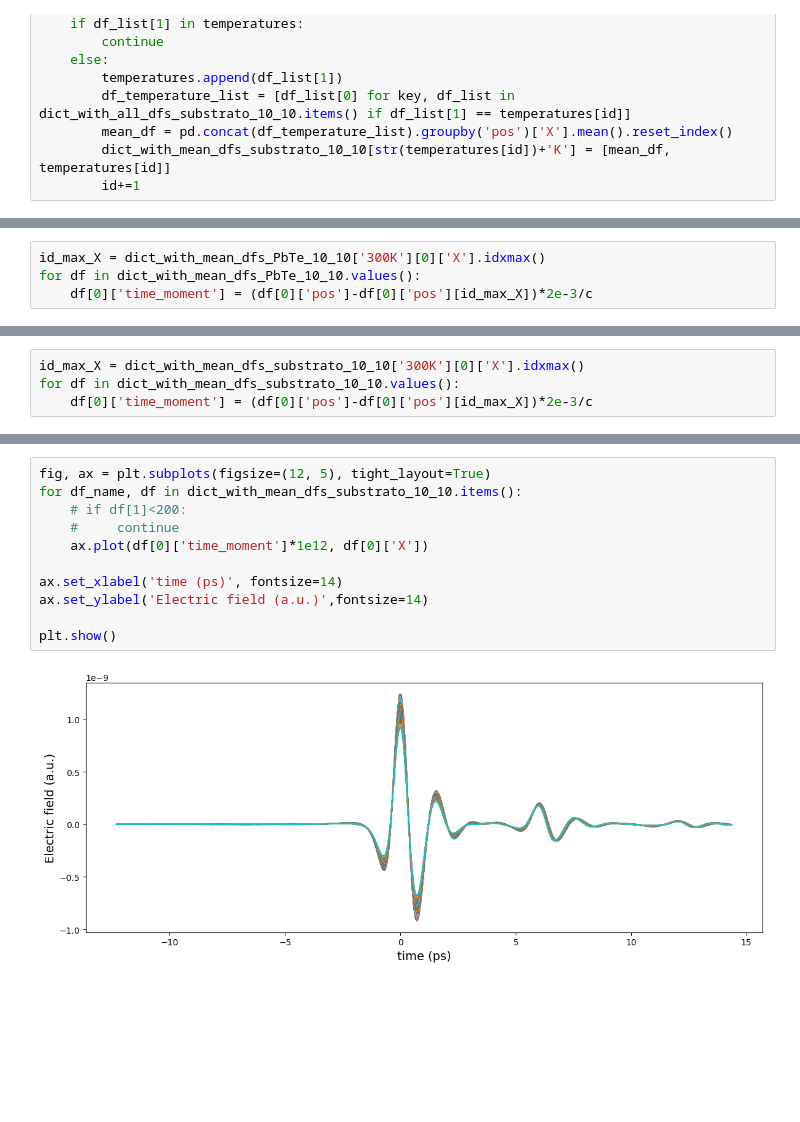
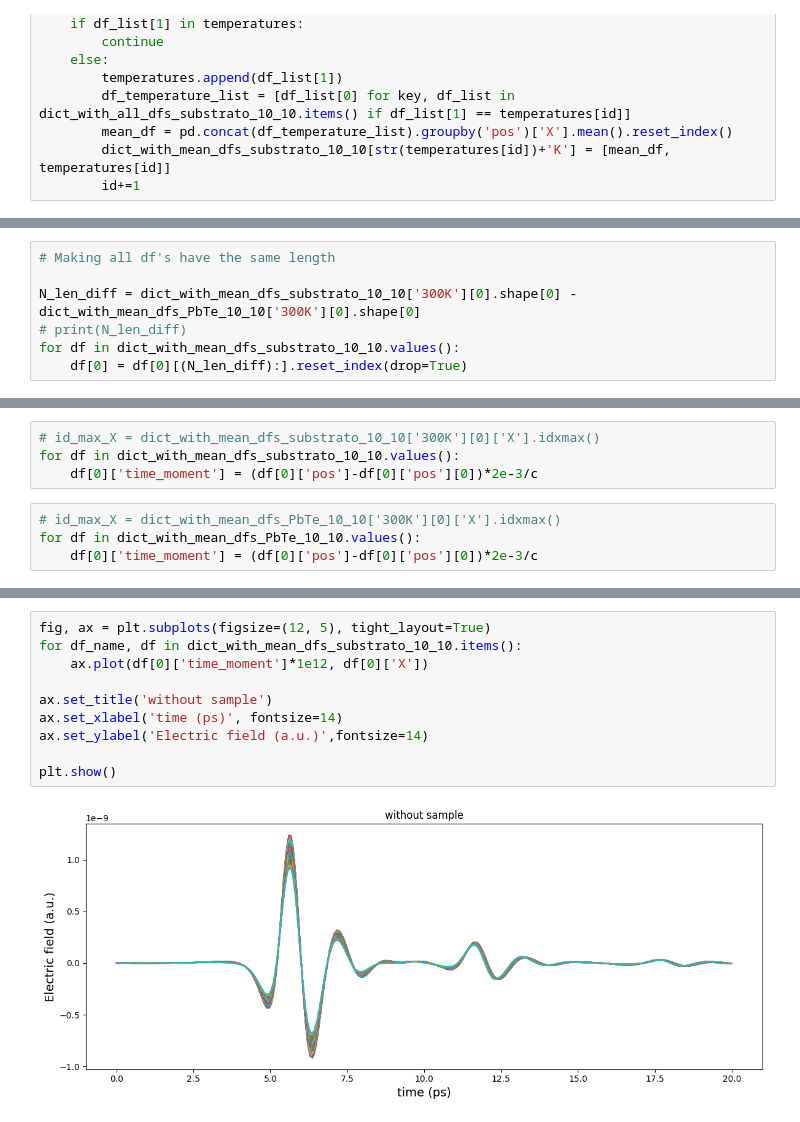
Before and after one commit to estradiote-mau/terahertz-codes2, a Jupyter notebook: PbTe-thinfilm.ipynb, the cells around one changed output, grey strips where cells are left out. Drawn from its saved outputs; the diff is of its cells as text; blank space fills up the shorter version.

```diff
--- a/PbTe-thinfilm.ipynb
+++ b/PbTe-thinfilm.ipynb
@@ -65,4 +67,7 @@ film thickness = 1.6 um
-# %%
-id_max_X = dict_with_mean_dfs_PbTe_10_10['300K'][0]['X'].idxmax()
-for df in dict_with_mean_dfs_PbTe_10_10.values():
-    df[0]['time_moment'] = (df[0]['pos']-df[0]['pos'][id_max_X])*2e-3/c
+# %%
+# Making all df's have the same length
+
+N_len_diff = dict_with_mean_dfs_substrato_10_10['300K'][0].shape[0] - dict_with_mean_dfs_PbTe_10_10['300K'][0].shape[0]
+# print(N_len_diff)
+for df in dict_with_mean_dfs_substrato_10_10.values():
+    df[0] = df[0][(N_len_diff):].reset_index(drop=True)
@@ -69,4 +91,8 @@ for df in dict_with_mean_dfs_PbTe_10_10.values():
 # %%
-id_max_X = dict_with_mean_dfs_substrato_10_10['300K'][0]['X'].idxmax()
+# id_max_X = dict_with_mean_dfs_substrato_10_10['300K'][0]['X'].idxmax()
 for df in dict_with_mean_dfs_substrato_10_10.values():
-    df[0]['time_moment'] = (df[0]['pos']-df[0]['pos'][id_max_X])*2e-3/c
+    df[0]['time_moment'] = (df[0]['pos']-df[0]['pos'][0])*2e-3/c
+# %%
+# id_max_X = dict_with_mean_dfs_PbTe_10_10['300K'][0]['X'].idxmax()
+for df in dict_with_mean_dfs_PbTe_10_10.values():
+    df[0]['time_moment'] = (df[0]['pos']-df[0]['pos'][0])*2e-3/c
@@ -86,13 +125,12 @@ plt.show()
 # %%
 fig, ax = plt.subplots(figsize=(12, 5), tight_layout=True)
 for df_name, df in dict_with_mean_dfs_substrato_10_10.items():
-    # if df[1]<200:
-    #     continue
     ax.plot(df[0]['time_moment']*1e12, df[0]['X'])
 
+ax.set_title('without sample')
 ax.set_xlabel('time (ps)', fontsize=14)
 ax.set_ylabel('Electric field (a.u.)',fontsize=14)
 
 plt.show()
 # %% [output]
-[figure, old version]
+[figure, new version]
```
Also changed, not shown: parts of 9 cells of this notebook.
